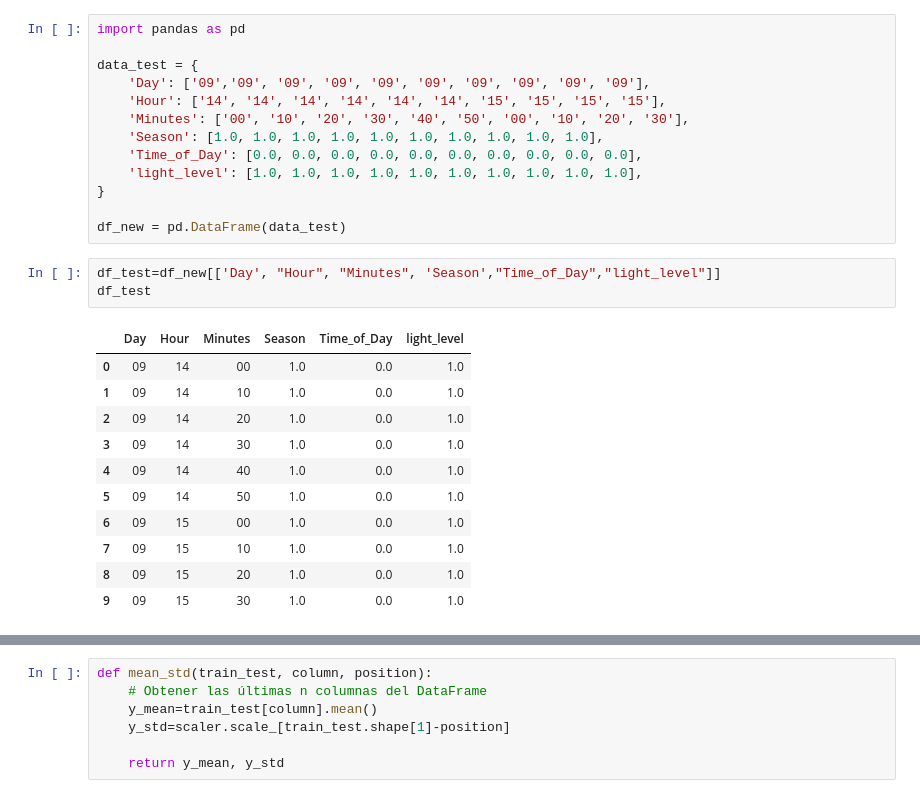
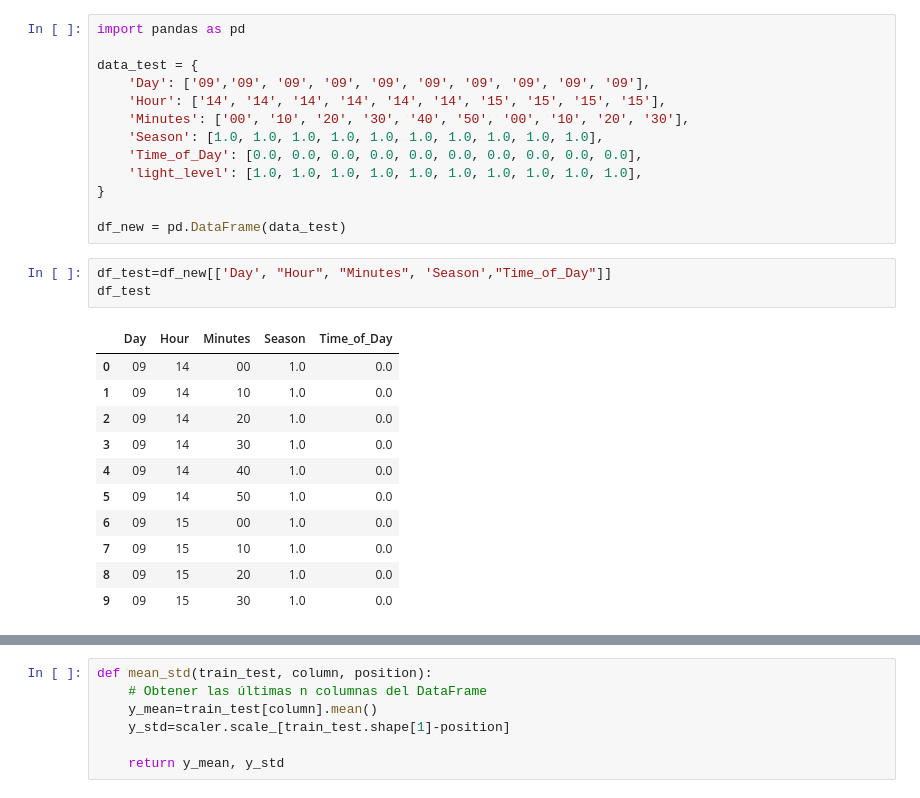
Before and after one commit to peremayolc/UAB_EnergyStudy, a Jupyter notebook: Recommender/recommendersys.ipynb, the cells around one changed output, grey strips where cells are left out. Saved outputs shown, nothing was run; the diff lists cells and outputs as text.

```diff
--- a/Recommender/recommendersys.ipynb
+++ b/Recommender/recommendersys.ipynb
@@ -712,20 +705,20 @@ data_test = {
 
 df_new = pd.DataFrame(data_test)
 # %%
-df_test=df_new[['Day', "Hour", "Minutes", 'Season',"Time_of_Day","light_level"]]
+df_test=df_new[['Day', "Hour", "Minutes", 'Season',"Time_of_Day"]]
 df_test
 # %% [output]
-|  | Day | Hour | Minutes | Season | Time_of_Day | light_level |
-| 0 | 09 | 14 | 00 | 1.0 | 0.0 | 1.0 |
-| 1 | 09 | 14 | 10 | 1.0 | 0.0 | 1.0 |
-| 2 | 09 | 14 | 20 | 1.0 | 0.0 | 1.0 |
-| 3 | 09 | 14 | 30 | 1.0 | 0.0 | 1.0 |
-| 4 | 09 | 14 | 40 | 1.0 | 0.0 | 1.0 |
-| 5 | 09 | 14 | 50 | 1.0 | 0.0 | 1.0 |
-| 6 | 09 | 15 | 00 | 1.0 | 0.0 | 1.0 |
-| 7 | 09 | 15 | 10 | 1.0 | 0.0 | 1.0 |
-| 8 | 09 | 15 | 20 | 1.0 | 0.0 | 1.0 |
-| 9 | 09 | 15 | 30 | 1.0 | 0.0 | 1.0 |
+|  | Day | Hour | Minutes | Season | Time_of_Day |
+| 0 | 09 | 14 | 00 | 1.0 | 0.0 |
+| 1 | 09 | 14 | 10 | 1.0 | 0.0 |
+| 2 | 09 | 14 | 20 | 1.0 | 0.0 |
+| 3 | 09 | 14 | 30 | 1.0 | 0.0 |
+| 4 | 09 | 14 | 40 | 1.0 | 0.0 |
+| 5 | 09 | 14 | 50 | 1.0 | 0.0 |
+| 6 | 09 | 15 | 00 | 1.0 | 0.0 |
+| 7 | 09 | 15 | 10 | 1.0 | 0.0 |
+| 8 | 09 | 15 | 20 | 1.0 | 0.0 |
+| 9 | 09 | 15 | 30 | 1.0 | 0.0 |
 # %%
 train_test=df_train.append(df_test,ignore_index=True).fillna(0)
 train_test
```
Also changed, not shown: parts of 17 cells of this notebook.
